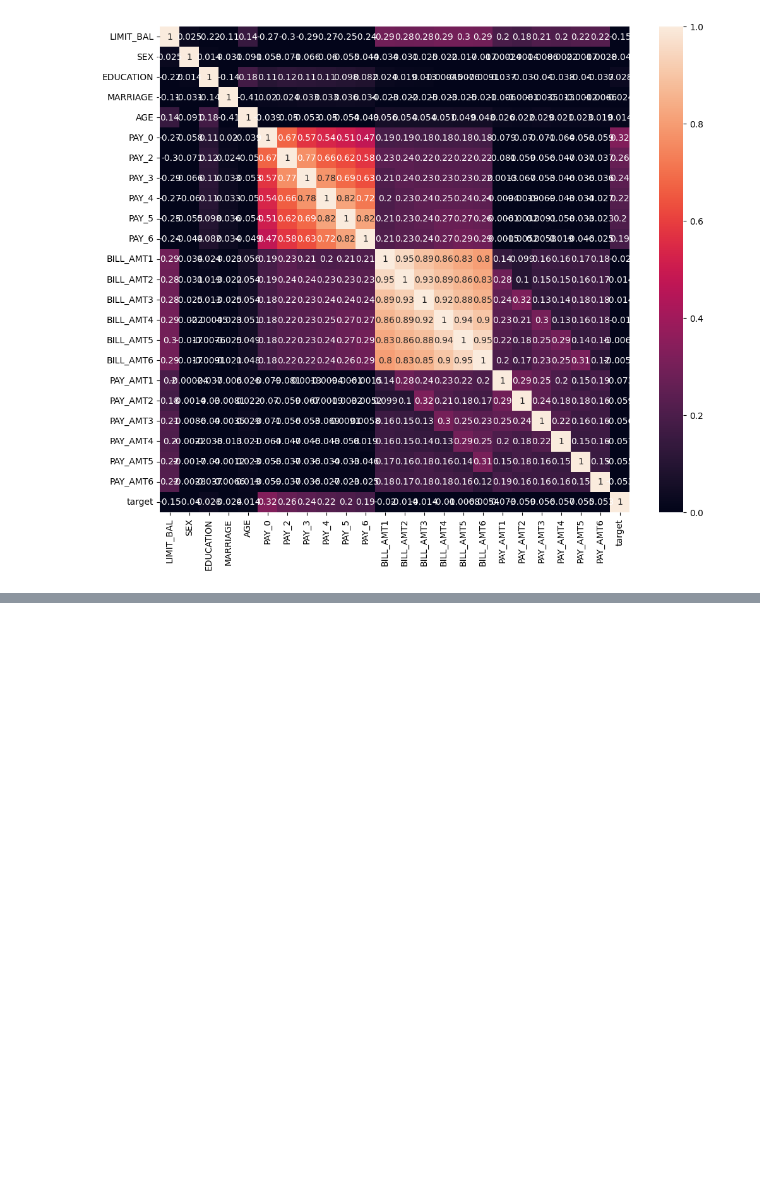
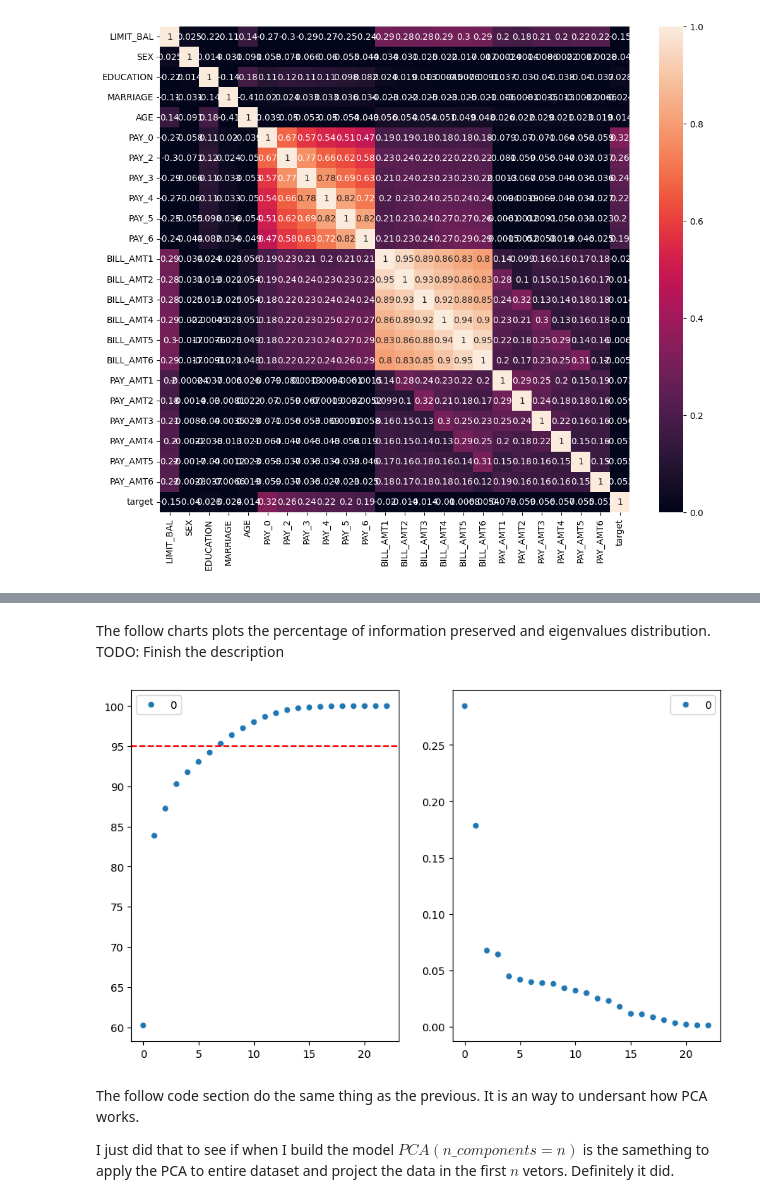
Before and after one commit to JoaoESmoreira/RP-Project, a Jupyter notebook: src/Report.ipynb, the cells around one changed output, grey strips where cells are left out. Cells and saved outputs as stored; diff of their text form; code cells hidden in the pictures; blank space fills up the shorter version.

```diff
--- a/src/Report.ipynb
+++ b/src/Report.ipynb
@@ -236,0 +299,19 @@ plt.show()
+# %%
+exp_pca = PCA(n_components=X.shape[1])
+exp_pca.fit(X)
+
+eigenvalue = pd.DataFrame(exp_pca.explained_variance_ratio_)
+index_lambda = list(range(eigenvalue.shape[0]))
+R = lambda i: eigenvalue[0][index_lambda[:i]].pow(2).sum() / eigenvalue[0].pow(2).sum() * 100
+preserved_variance = pd.DataFrame([R(i+1) for i in index_lambda])
+# %% [markdown]
+The follow charts plots the percentage of information preserved and eigenvalues distribution.
+TODO: Finish the description
+# %%
+fig, axes = plt.subplots(1, 2, figsize=(10,6))
+sb.scatterplot(ax=axes[0], data=preserved_variance)
+axes[0].axhline(y=95, color='r', linestyle='--')
+sb.scatterplot(ax=axes[1], data=eigenvalue)
+plt.show()
+# %% [output]
+[figure, added]
@@ -236,0 +322,5 @@ plt.show()
+# %% [markdown]
+The follow code section do the same thing as the previous. It is an way to undersant how PCA works.
+
+I just did that to see if when I build the model $PCA(n\_components=n)$ is the samething to apply the PCA to entire dataset and project the data in the first $n$ vetors.
+Definitely it did.
```
Also changed, not shown: parts of 42 cells of this notebook.
